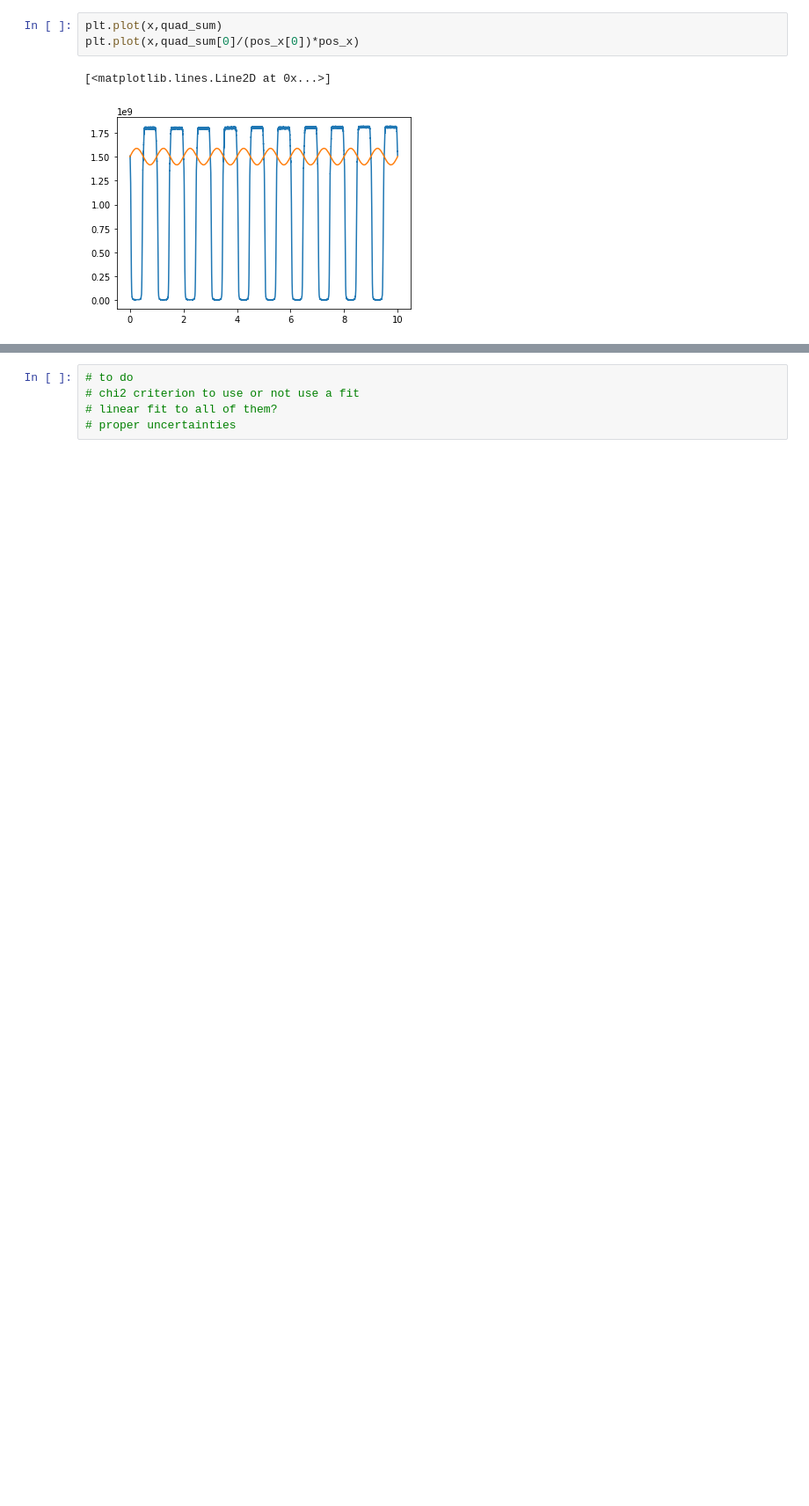
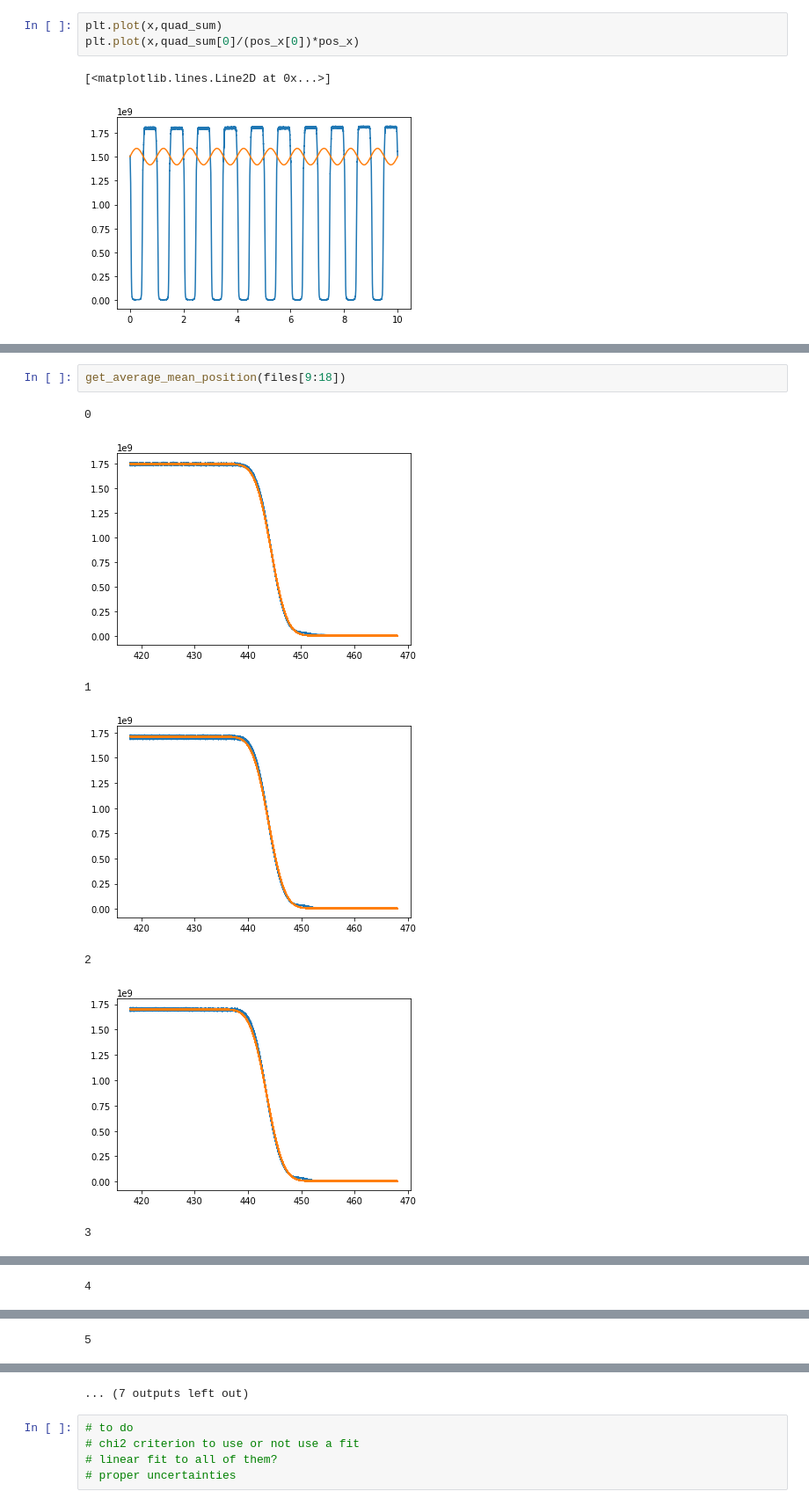
Before and after one commit to stanfordbeads/New_trap_code, a Jupyter notebook: Scripts/General_Beam_Profile_Analysis.ipynb, the cells around one changed output, grey strips where cells are left out. Shown at 88% size. Cells and saved outputs as stored; diff of their text form; blank space fills up the shorter version.

```diff
--- a/Scripts/General_Beam_Profile_Analysis.ipynb
+++ b/Scripts/General_Beam_Profile_Analysis.ipynb
@@ -184,0 +189,10 @@ get_average_mean_position(files)
+# %%
+get_average_mean_position(files[9:18])
+# %% [output]
+0
+[figure, added]
+1
+[figure, added]
+2
+[figure, added]
+3
@@ -184,0 +200 @@ get_average_mean_position(files)
+4
@@ -184,0 +202 @@ get_average_mean_position(files)
+5
@@ -185,3 +204,4 @@ get_average_mean_position(files)
+... (7 outputs left out)
 # %%
 # to do
 # chi2 criterion to use or not use a fit
```
Also changed, not shown: parts of 6 cells of this notebook, 6 other files.
